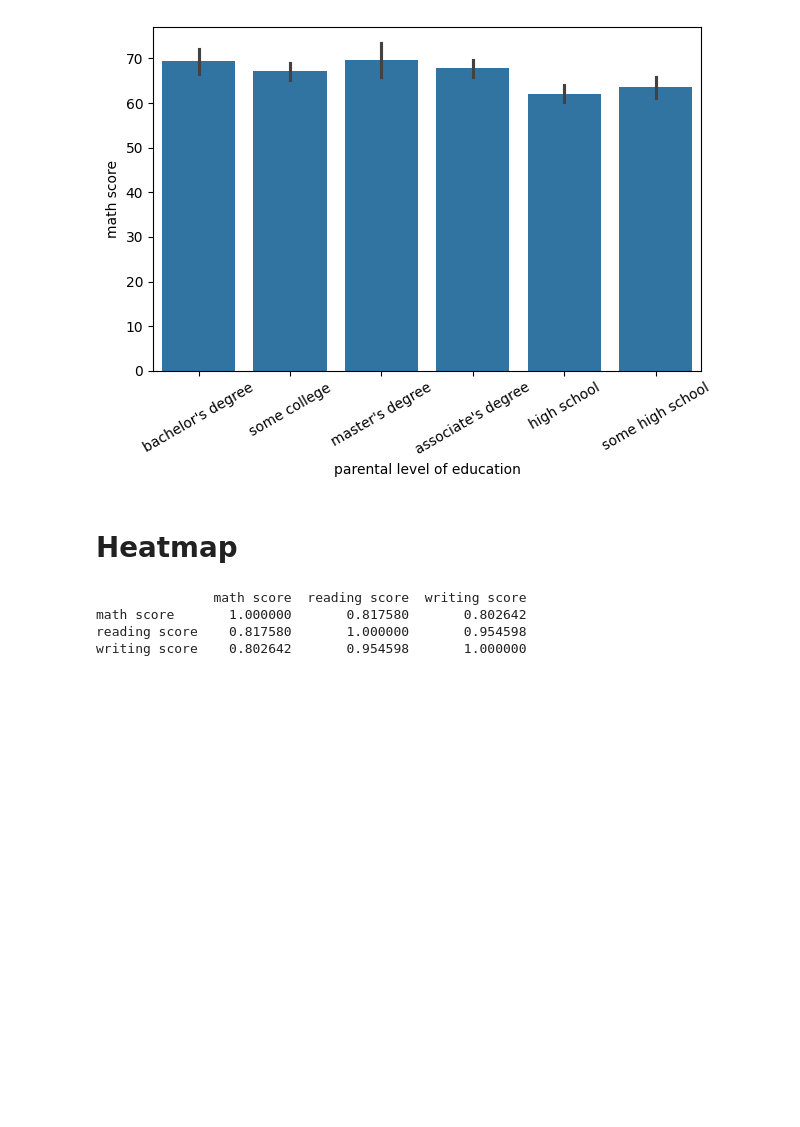
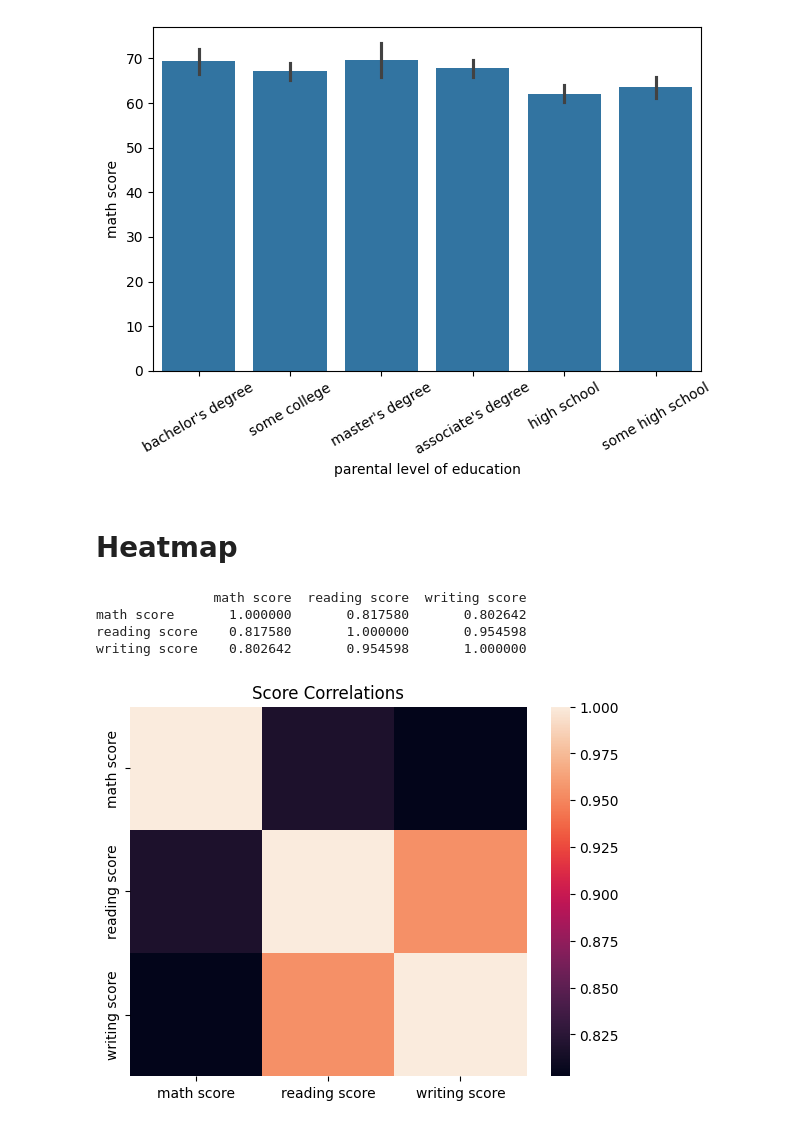
Before and after one commit to Nakib-Nasrullah/Research-Skill, a Jupyter notebook: 6_Matplotlib_and_Seaborn.ipynb, the cells around one changed output. Cells and saved outputs as stored; diff of their text form; code cells hidden in the pictures; blank space fills up the shorter version.

```diff
--- a/6_Matplotlib_and_Seaborn.ipynb
+++ b/6_Matplotlib_and_Seaborn.ipynb
@@ -416,3 +416,10 @@ print(correlation)
 math score       1.000000       0.817580       0.802642
 reading score    0.817580       1.000000       0.954598
 writing score    0.802642       0.954598       1.000000
+# %%
+# Simple heatmap
+sns.heatmap(correlation)
+plt.title('Score Correlations')
+plt.show()
+# %% [output]
+[figure, added]
```
Also changed, not shown: parts of 4 cells of this notebook.
